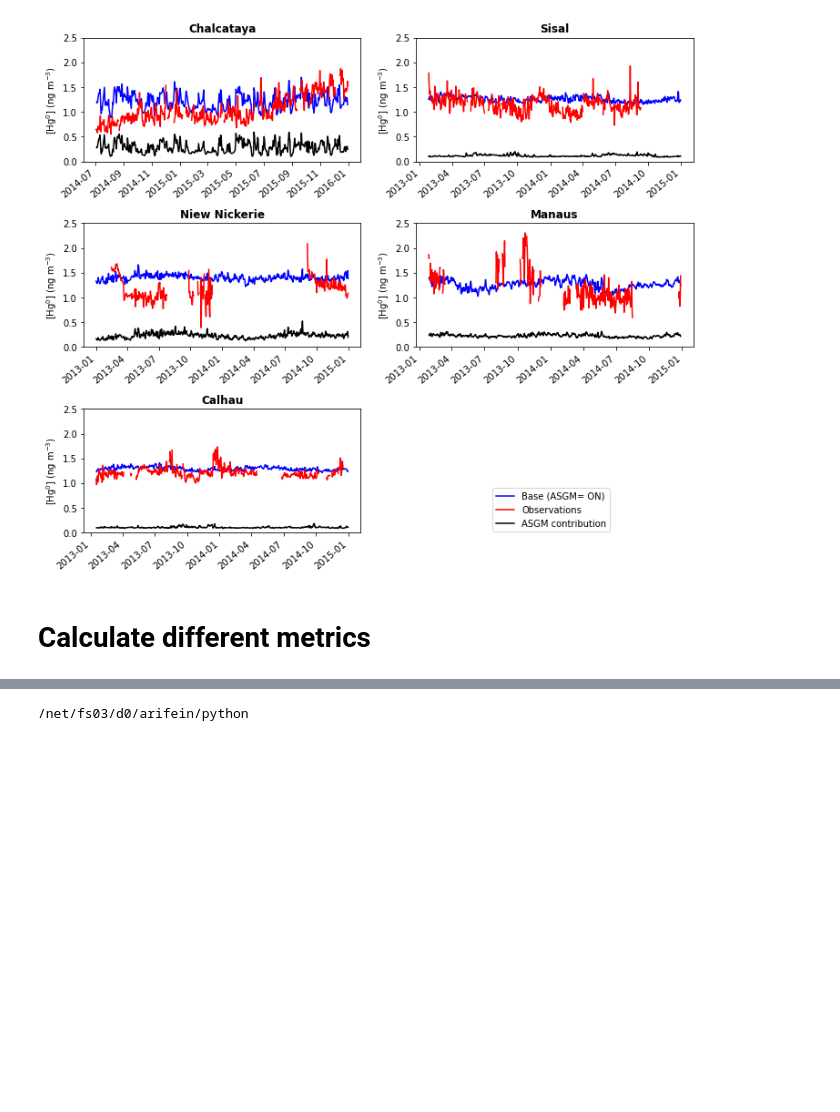
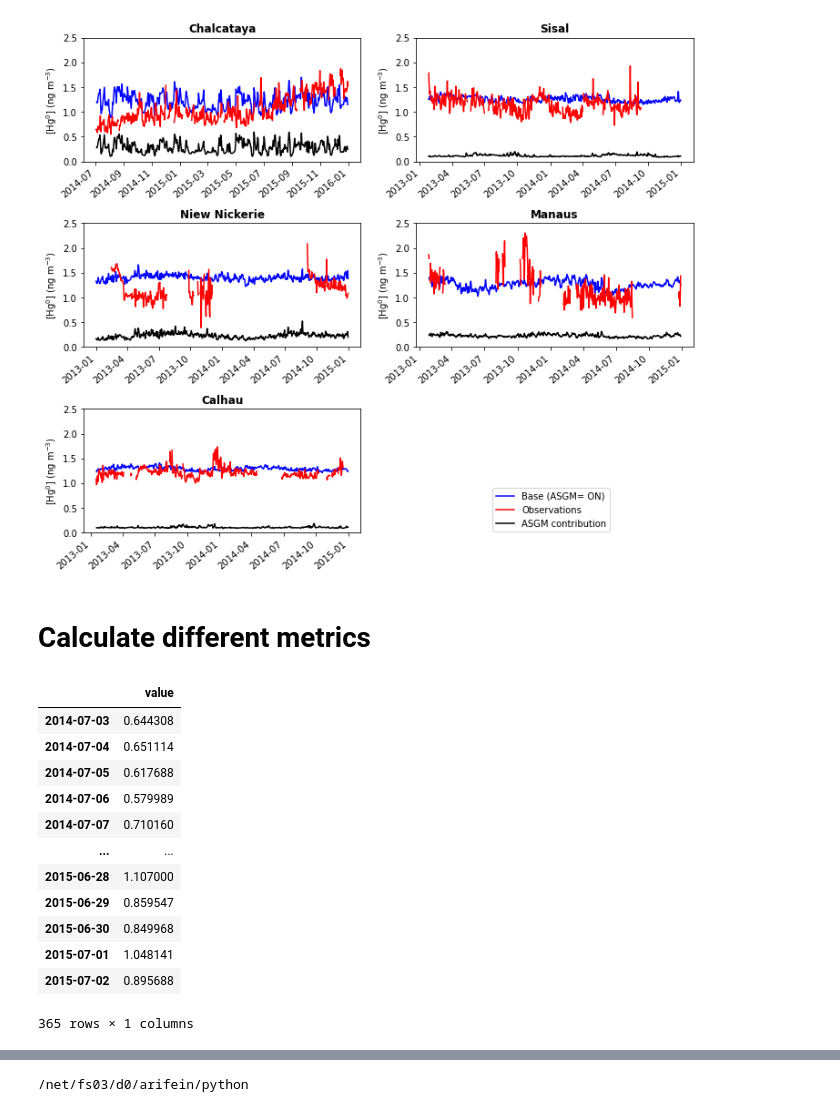
Before and after one commit to Shakes-tzd/MIT_TPP_thesis, a Jupyter notebook: JPnotebooks/LATAM GMOS Sites_Obs v Model.ipynb, the cells around one changed output, grey strips where cells are left out. Drawn from its saved outputs; the diff is of its cells as text; code cells hidden in the pictures; blank space fills up the shorter version.

```diff
--- a/JPnotebooks/LATAM GMOS Sites_Obs v Model.ipynb
+++ b/JPnotebooks/LATAM GMOS Sites_Obs v Model.ipynb
@@ -399,7 +431,7 @@ Observations
 #function to plot data
 def plot_data(site):#BAR,CAL,CST, MAN,NIK, SIS, CHC
     obs, model, asgm =prep_plot(site)
-    fname={'BAR':'Bariloche','CAL':'Calhau','CST':'Celestun', 'MAN':'Manaus','NIK':'Niew Nickerie','SIS':'Sisal', 'CHC':'Chalcataya'}
+    fname={'CAL':'Calhau','CST':'Celestun', 'MAN':'Manaus','NIK':'Niew Nickerie','SIS':'Sisal', 'CHC':'Chalcataya'}
     #%% example plot
     f,  axes = plt.subplots(1, 1)
     f.set_size_inches(10,5)
@@ -547,0 +605,17 @@ for gsite in position.keys():
+# %%
+summaries, obs, model, asgm =site_metrics('CHC')
+obs
+# %% [output]
+|  | value |
+| 2014-07-03 | 0.644308 |
+| 2014-07-04 | 0.651114 |
+| 2014-07-05 | 0.617688 |
+| 2014-07-06 | 0.579989 |
+| 2014-07-07 | 0.710160 |
+| ... | ... |
+| 2015-06-28 | 1.107000 |
+| 2015-06-29 | 0.859547 |
+| 2015-06-30 | 0.849968 |
+| 2015-07-01 | 1.048141 |
+| 2015-07-02 | 0.895688 |
+365 rows × 1 columns
```
Also changed, not shown: parts of 15 cells of this notebook, 9 other files.
